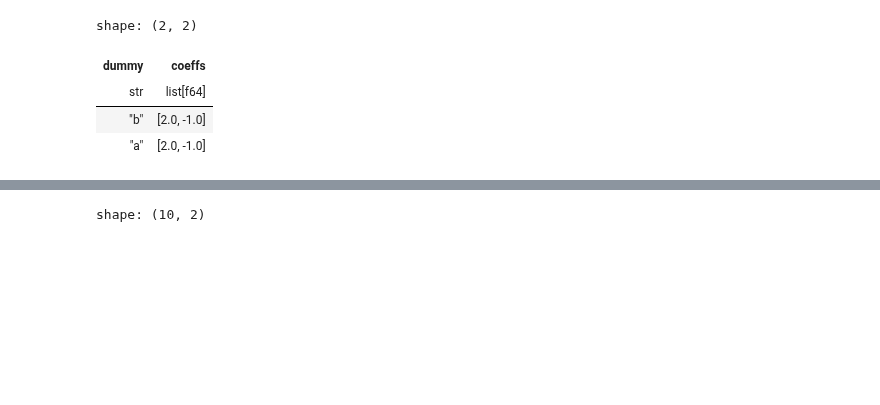
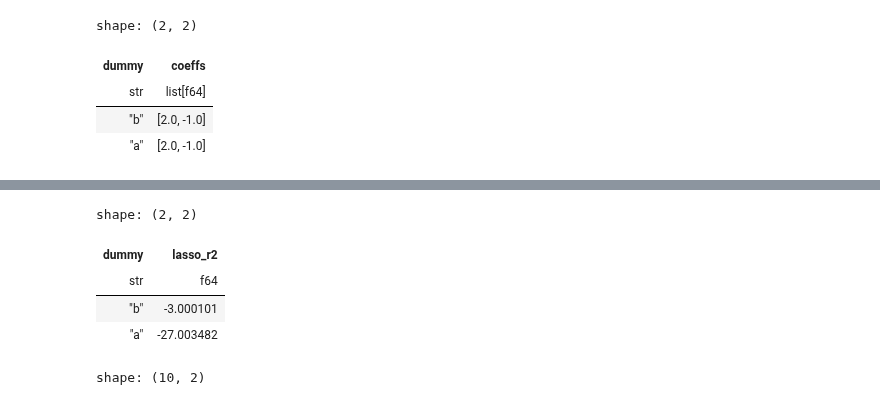
Before and after one commit to abstractqqq/polars_ds_extension, a Jupyter notebook: examples/basics.ipynb, the cells around one changed output, grey strips where cells are left out. Cells and saved outputs as stored; diff of their text form; code cells hidden in the pictures; blank space fills up the shorter version.

```diff
--- a/examples/basics.ipynb
+++ b/examples/basics.ipynb
@@ -183,3 +205,24 @@ shape: (2, 2)
+# %%
+# R2 metric of lasso regressions on each group
+df.group_by("dummy").agg(
+    pds.query_r2(
+        actual = pl.col("y"),
+        pred = pds.query_lstsq(
+            pl.col("x1"), pl.col("x2"),
+            target = pl.col("y"),
+            method = "l1",
+            l1_reg = 0.1,
+            return_pred = True,
+            add_bias=False
+        ).struct.field("resid")
+    ).alias("lasso_r2")
+)
+# %% [output]
+shape: (2, 2)
+| dummy | lasso_r2 |
+| str | f64 |
+| "b" | -3.000101 |
+| "a" | -27.003482 |
 # %%
 # Rolling regression, kind of slow rn
 df.lazy().rolling(
```
Also changed, not shown: parts of 34 cells of this notebook, 1 other file.
